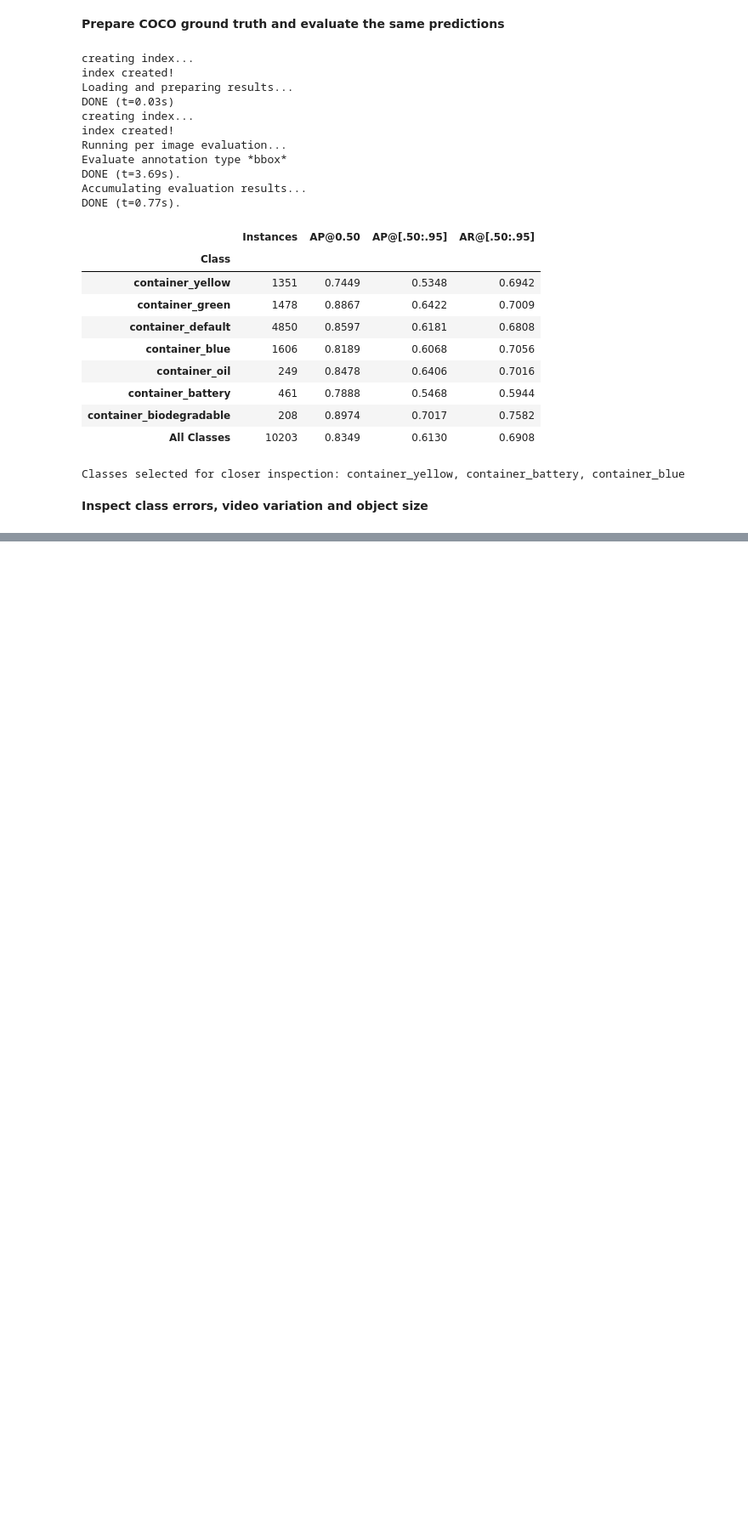
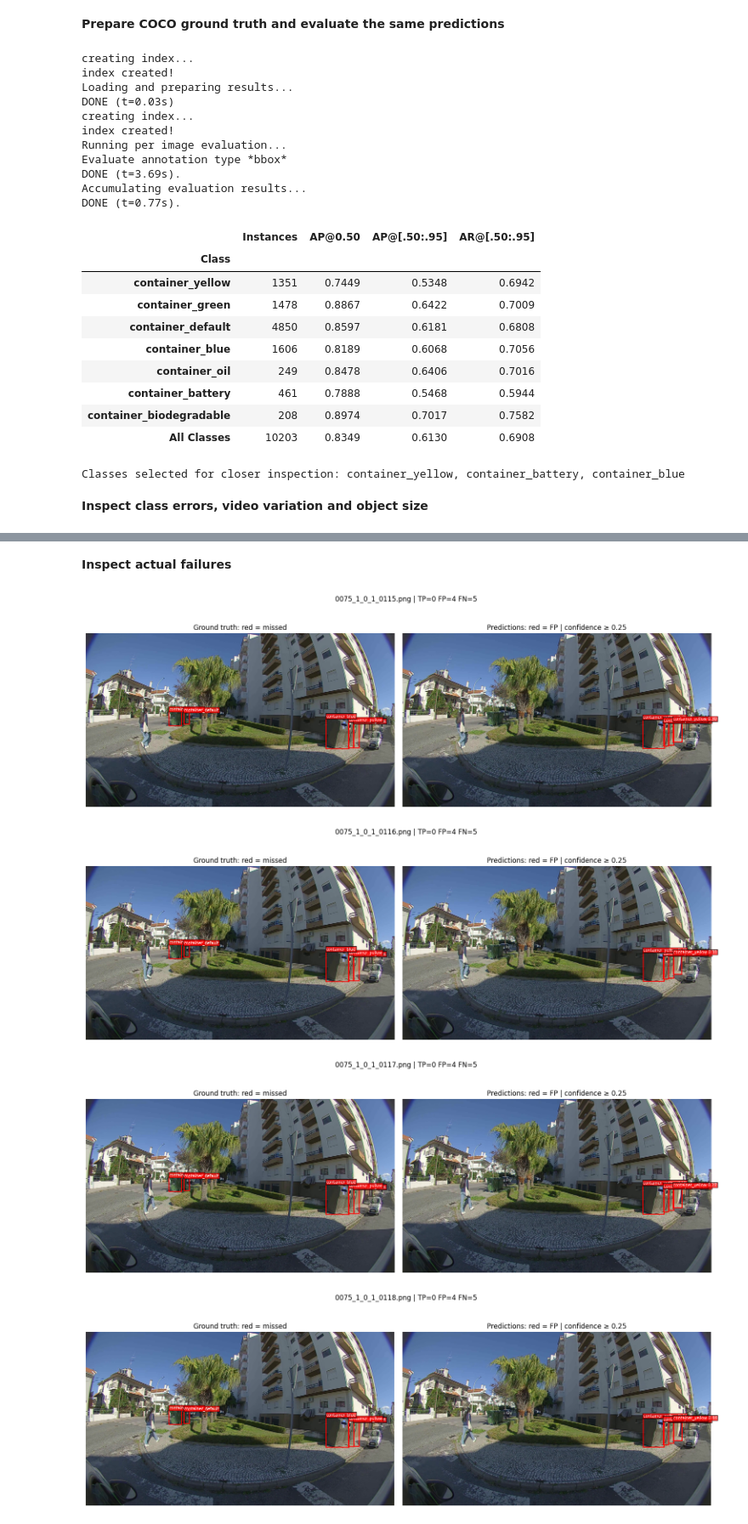
Before and after one commit to mdmohsin212/WasteScope, a Jupyter notebook: notebooks/detection/analysis.ipynb, the cells around one changed output, grey strips where cells are left out. Shown at 85% size. Drawn from its saved outputs; the diff is of its cells as text; code cells hidden in the pictures; blank space fills up the shorter version.

```diff
--- a/notebooks/detection/analysis.ipynb
+++ b/notebooks/detection/analysis.ipynb
@@ -386,0 +489,2 @@ Classes selected for closer inspection: container_yellow, container_battery, con
+# %% [markdown]
+**Inspect actual failures**
@@ -386,0 +517,34 @@ Classes selected for closer inspection: container_yellow, container_battery, con
+# %%
+for image_id, row in selected_examples.iterrows():
+    with Image.open(image_lookup[image_id]) as source:
+        image = source.convert("RGB")
+
+    fig, axes = plt.subplots(1, 2, figsize=(16, 6))
+    for ax in axes:
+        ax.imshow(image)
+        ax.axis("off")
+
+    for annotation in gt.imgToAnns[image_id]:
+        color = "red" if annotation["id"] in errors.missed_gt_ids else "green"
+        draw_box(axes[0], annotation, color)
+
+    for annotation in dt.imgToAnns[image_id]:
+        if annotation["id"] in errors.reviewed_prediction_ids:
+            color = "red" if annotation["id"] in errors.false_positive_ids else "green"
+            draw_box(axes[1], annotation, color, annotation["score"])
+
+    axes[0].set_title("Ground truth: red = missed")
+    axes[1].set_title(f"Predictions: red = FP | confidence ≥ {REVIEW_CONF}")
+    fig.suptitle(f"{row['Image']} | TP={row['TP']} FP={row['FP']} FN={row['FN']}")
+    fig.tight_layout()
+    fig.savefig(FAILURES / f"failure_{Path(row['Image']).stem}.jpg", dpi=150, bbox_inches="tight")
+    plt.show()
+    plt.close(fig)
+
+if examples.empty:
+    print("No FP/FN examples at this review threshold.")
+# %% [output]
+[figure, added]
+[figure, added]
+[figure, added]
+[figure, added]
```
Also changed, not shown: parts of 5 cells of this notebook.
